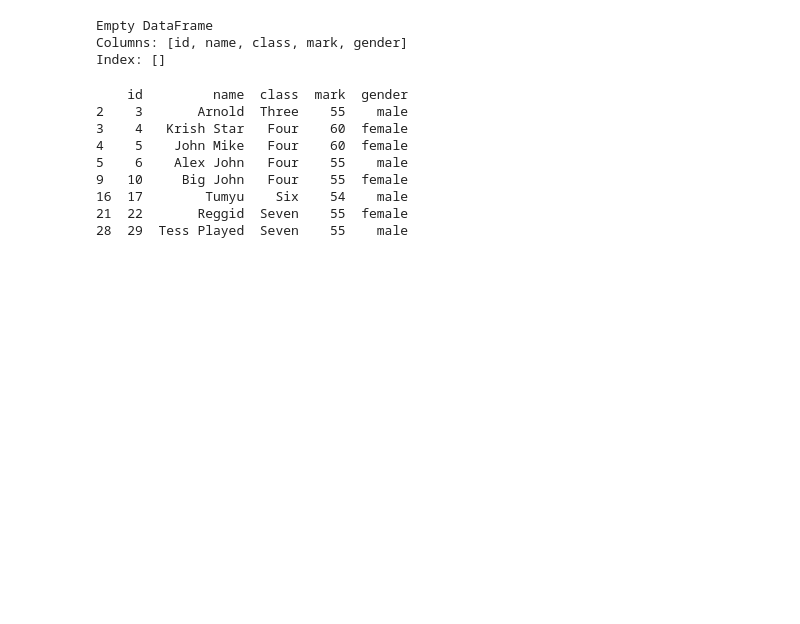
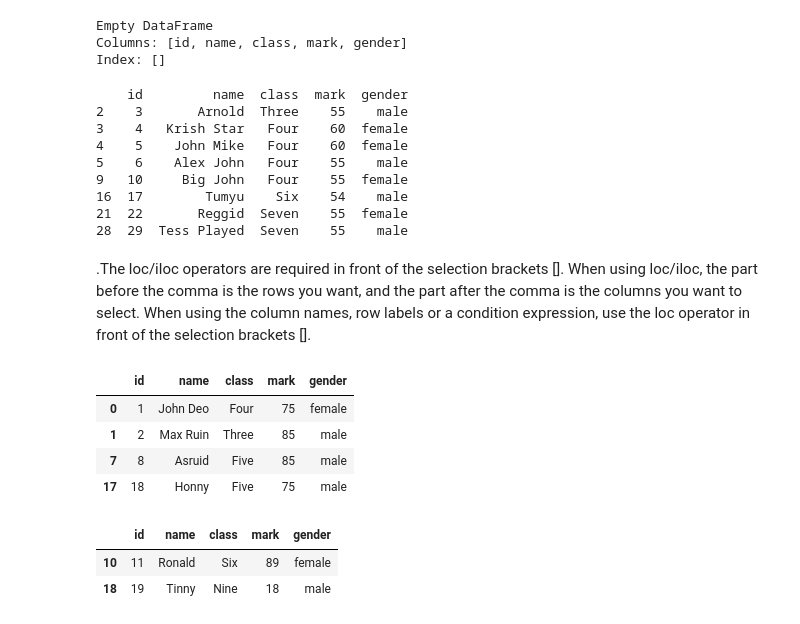
Before and after one commit to samrat2k03/pandas, a Jupyter notebook: pandas.ipynb, the cells around one changed output. Cells and saved outputs as stored; diff of their text form; code cells hidden in the pictures; blank space fills up the shorter version.

```diff
--- a/pandas.ipynb
+++ b/pandas.ipynb
@@ -250,3 +250,31 @@ print(range_From_excelFile)
 16  17        Tumyu    Six    54    male
 21  22       Reggid  Seven    55  female
 28  29  Tess Played  Seven    55    male
+# %% [markdown]
+.The loc/iloc operators are required in front of the selection brackets []. When using loc/iloc, the part
+before the comma is the rows you want, and the part after the comma is the columns you want to select.
+When using the column names, row labels or a condition expression, use the loc operator in front of the selection
+brackets [].
+# %%
+#getting specific rows
+
+excelData = pd.read_excel("student.xlsx")
+
+filterName = excelData[excelData['mark'].isin([75,85])]
+filterName
+# %% [output]
+|  | id | name | class | mark | gender |
+| 0 | 1 | John Deo | Four | 75 | female |
+| 1 | 2 | Max Ruin | Three | 85 | male |
+| 7 | 8 | Asruid | Five | 85 | male |
+| 17 | 18 | Honny | Five | 75 | male |
+# %%
+# getting output multiple values
+# multiple conditional statements, each condition must be surrounded by parentheses ()
+
+filterData = excelData[(excelData['mark'] == 18) | (excelData['mark'] == 89)]
+filterData
+# %% [output]
+|  | id | name | class | mark | gender |
+| 10 | 11 | Ronald | Six | 89 | female |
+| 18 | 19 | Tinny | Nine | 18 | male |
```
Also changed, not shown: parts of 4 cells of this notebook, 1 other file.
